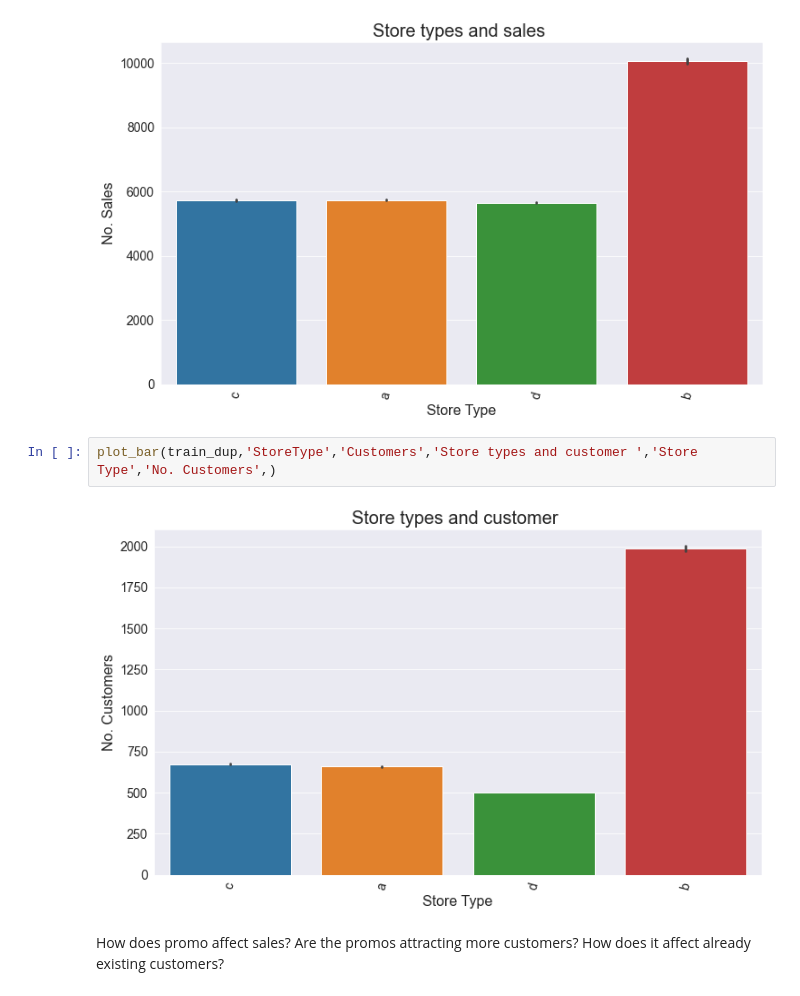
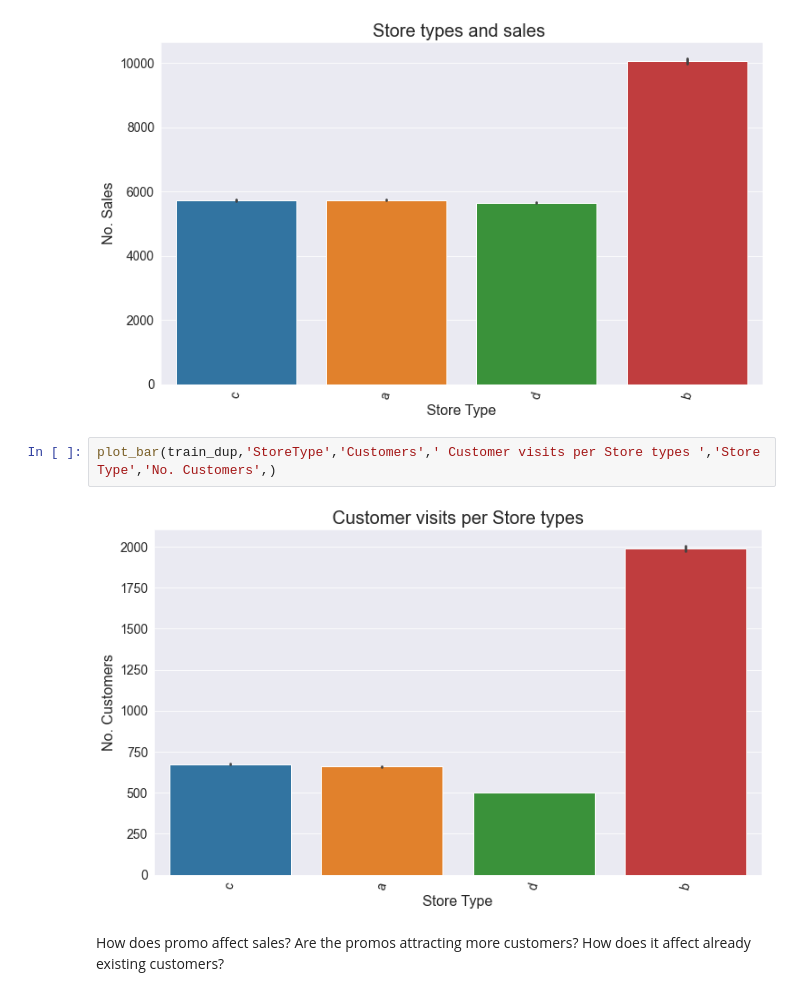
Before and after one commit to joluoch/PharmaceuticalSalesPrediction, a Jupyter notebook: Notebook/EDA.ipynb, the cells around one changed output. Drawn from its saved outputs; the diff is of its cells as text.

```diff
--- a/Notebook/EDA.ipynb
+++ b/Notebook/EDA.ipynb
@@ -340,9 +340,9 @@ plot_bar(train_dup,'StoreType','Sales','Store types and sales ','Store Type','No
 # %% [output]
 [figure]
 # %%
-plot_bar(train_dup,'StoreType','Customers','Store types and customer ','Store Type','No. Customers',)
+plot_bar(train_dup,'StoreType','Customers',' Customer visits per Store types ','Store Type','No. Customers',)
 # %% [output]
-[figure, old version]
+[figure, new version]
 # %% [markdown]
 How does promo affect sales? Are the promos attracting more customers? How does it affect already existing customers?
 # %%
```
Also changed, not shown: parts of 7 cells of this notebook.
